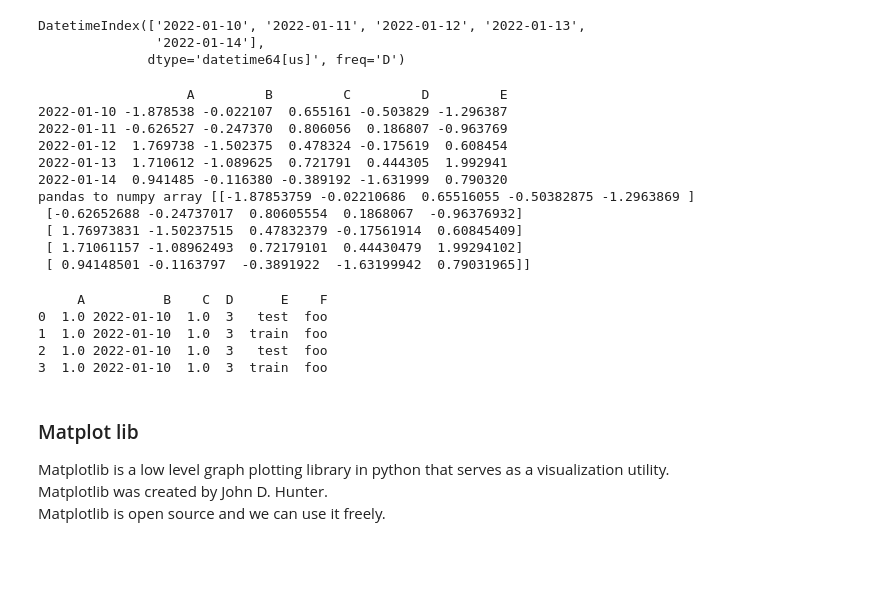
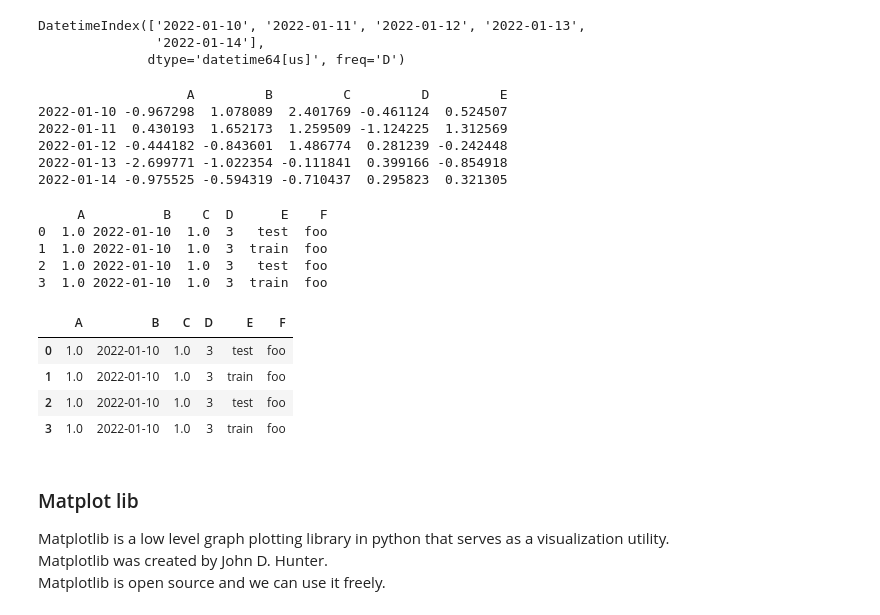
Before and after one commit to qayyumu/AIworkshop, a Jupyter notebook: Session-01/Python_OOP_and_external_packages.ipynb, the cells around one changed output. Saved outputs shown, nothing was run; the diff lists cells and outputs as text; code cells hidden in the pictures; blank space fills up the shorter version.

```diff
--- a/Session-01/Python_OOP_and_external_packages.ipynb
+++ b/Session-01/Python_OOP_and_external_packages.ipynb
@@ -262,20 +280,14 @@ DatetimeIndex(['2022-01-10', '2022-01-11', '2022-01-12', '2022-01-13',
               dtype='datetime64[us]', freq='D')
 # %%
 ### dataframe
-df = pd.DataFrame(np.random.randn(5,5),index=dates,columns=list('ABCDE'))
+df = pd.DataFrame(np.random.randn(5,5), index=dates, columns=list('ABCDE'))
 # print(df.info())
 print(df.head())
-print('pandas to numpy array', df.to_numpy())
 # %% [output]
                    A         B         C         D         E
-2022-01-10 -1.878538 -0.022107  0.655161 -0.503829 -1.296387
-2022-01-11 -0.626527 -0.247370  0.806056  0.186807 -0.963769
-2022-01-12  1.769738 -1.502375  0.478324 -0.175619  0.608454
-2022-01-13  1.710612 -1.089625  0.721791  0.444305  1.992941
-2022-01-14  0.941485 -0.116380 -0.389192 -1.631999  0.790320
-pandas to numpy array [[-1.87853759 -0.02210686  0.65516055 -0.50382875 -1.2963869 ]
- [-0.62652688 -0.24737017  0.80605554  0.1868067  -0.96376932]
- [ 1.76973831 -1.50237515  0.47832379 -0.17561914  0.60845409]
- [ 1.71061157 -1.08962493  0.72179101  0.44430479  1.99294102]
- [ 0.94148501 -0.1163797  -0.3891922  -1.63199942  0.79031965]]
+2022-01-10 -0.967298  1.078089  2.401769 -0.461124  0.524507
+2022-01-11  0.430193  1.652173  1.259509 -1.124225  1.312569
+2022-01-12 -0.444182 -0.843601  1.486774  0.281239 -0.242448
+2022-01-13 -2.699771 -1.022354 -0.111841  0.399166 -0.854918
+2022-01-14 -0.975525 -0.594319 -0.710437  0.295823  0.321305
 # %%
@@ -298,6 +311,14 @@ print(df2.head())
 1  1.0 2022-01-10  1.0  3  train  foo
 2  1.0 2022-01-10  1.0  3   test  foo
 3  1.0 2022-01-10  1.0  3  train  foo
+# %%
+df2
+# %% [output]
+|  | A | B | C | D | E | F |
+| 0 | 1.0 | 2022-01-10 | 1.0 | 3 | test | foo |
+| 1 | 1.0 | 2022-01-10 | 1.0 | 3 | train | foo |
+| 2 | 1.0 | 2022-01-10 | 1.0 | 3 | test | foo |
+| 3 | 1.0 | 2022-01-10 | 1.0 | 3 | train | foo |
 # %% [markdown]
 ### Matplot lib
 Matplotlib is a low level graph plotting library in python that serves as a visualization utility.<br>
```
Also changed, not shown: parts of 11 cells of this notebook.
